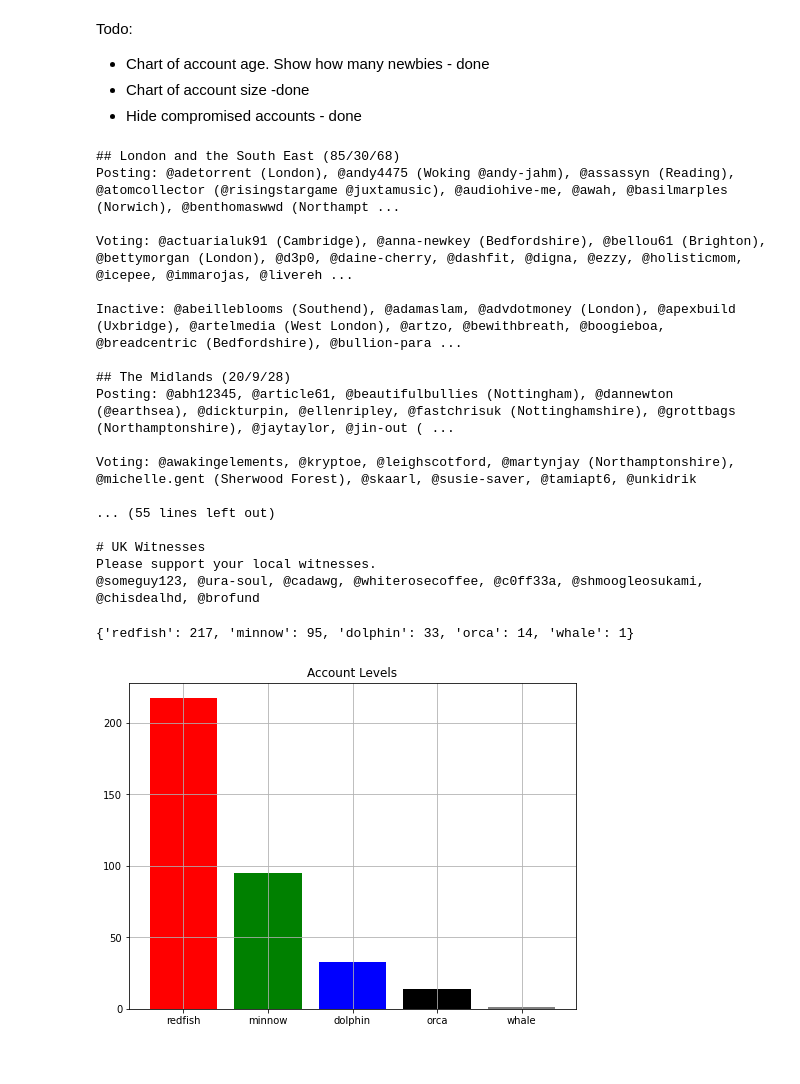
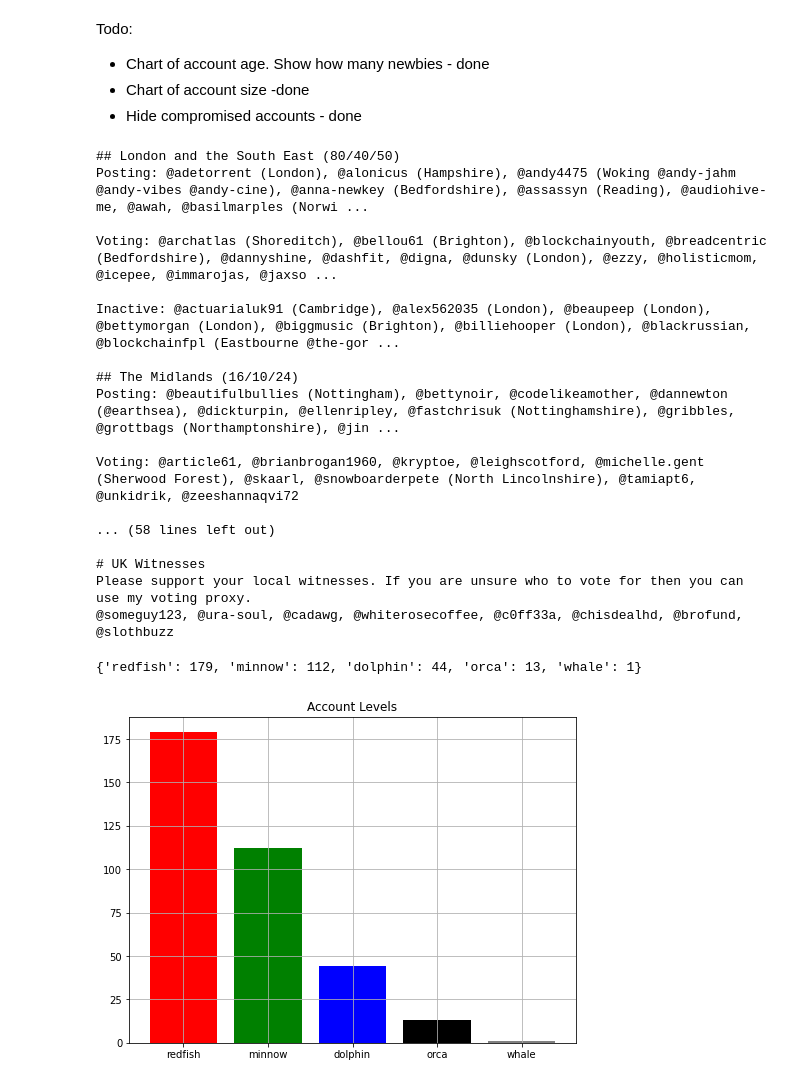
Before and after one commit to steevc/hivescripts, a Jupyter notebook: activeuser.ipynb, the cells around one changed output. Cells and saved outputs as stored; diff of their text form; code cells hidden in the pictures.

```diff
--- a/activeuser.ipynb
+++ b/activeuser.ipynb
@@ -16,9 +16,10 @@ from beem.exceptions import ContentDoesNotExistsException
 from beem.instance import set_shared_blockchain_instance
 import matplotlib.pyplot as plt
 # %%
-hive = Hive()
+hive = Hive(node=['https://anyx.io'])#https://rpc.ausbit.dev','https://api.deathwing.me', 'https://api.hive.blog'])
 set_shared_blockchain_instance(hive)
 stop = datetime.utcnow() - timedelta(days=31) # Checks last month
+fullstop = datetime.utcnow() - timedelta(days=365) # Checks last year
 # %%
 hacked = []
 with open('steemengineteam_group.txt','r') as f:
@@ -28,7 +29,7 @@ with open('steemengineteam_group.txt','r') as f:
 def useractive(user):
     # Work back looking for last post/comment or vote
     acc = Account(user)#, blockchain_instance=hive)
-    voted = commented = False
+    voted = commented = activeyear = False
 
     for a in acc.history_reverse(stop=stop, only_ops=["vote",
                                                       "comment"]):
@@ -39,7 +40,13 @@ def useractive(user):
                 commented = True
                 break # Don't need to check if they voted as well
 
-    return (voted, commented)
+    if not (voted or commented):
+        activeyear = False
+        for a in acc.history_reverse(stop=fullstop, only_ops=["vote",
+                                                      "comment"]):
+            activeyear = True
+            break
+    return (voted, commented, activeyear)
 # %%
 def output_region(region, active, voting, inactive):
     if region != None:
@@ -77,12 +84,12 @@ with open('users.txt', 'r') as f:
                 dname = name
                 name = name[:(name.find('(')-1)]
             if not name in hacked:
-                voter, commenter = useractive(name)
+                voter, commenter, activeyear = useractive(name)
                 if commenter:
                     active.append(dname)
                 elif voter:
                     voting.append(dname)
-                else: # Inactive
+                elif activeyear: # Inactive
                     inactive.append(dname)
                 if commenter or voter:
                     acc = Account(name)
@@ -116,44 +123,44 @@ with open('users.txt', 'r') as f:
     print('## Totals')
     print(f'**Total active** UK: {total_active}, Expats: {len(active)}')
 
-    print('''
+    minnowhp = hive.vests_to_hp(1E6)
+    print(f'''
 # Charts
-This shows the numbers in each category of the active and voting accounts. Level is based on 'VESTS'.
-Minnow equates to a million VESTS, which is about 543HP and each level is 10x the previous.
+This shows the numbers in each category of the active and voting accounts. Level is based on 'VESTS'. Minnow equates to a million VESTS, which is {minnowhp:.2f}HP and each level is 10x the previous.
 
 This shows when people joined Hive. The last few months are shown separately to make any changes obvious.
 
 # UK Witnesses
-Please support your local witnesses.
-@someguy123, @ura-soul, @cadawg, @whiterosecoffee, @c0ff33a, @shmoogleosukami, @chisdealhd, @brofund ''')
+Please support your local witnesses. If you are unsure who to vote for then you can use my voting proxy.
+@someguy123, @ura-soul, @cadawg, @whiterosecoffee, @c0ff33a, @chisdealhd, @brofund, @slothbuzz''')
 # %% [output]
-## London and the South East (85/30/68)
-Posting: @adetorrent (London), @andy4475 (Woking @andy-jahm), @assassyn (Reading), @atomcollector (@risingstargame @juxtamusic), @audiohive-me, @awah, @basilmarples (Norwich), @benthomaswwd (Northampt ...
+## London and the South East (80/40/50)
+Posting: @adetorrent (London), @alonicus (Hampshire), @andy4475 (Woking @andy-jahm @andy-vibes @andy-cine), @anna-newkey (Bedfordshire), @assassyn (Reading), @audiohive-me, @awah, @basilmarples (Norwi ...
 
-Voting: @actuarialuk91 (Cambridge), @anna-newkey (Bedfordshire), @bellou61 (Brighton), @bettymorgan (London), @d3p0, @daine-cherry, @dashfit, @digna, @ezzy, @holisticmom, @icepee, @immarojas, @livereh ...
+Voting: @archatlas (Shoreditch), @bellou61 (Brighton), @blockchainyouth, @breadcentric (Bedfordshire), @dannyshine, @dashfit, @digna, @dunsky (London), @ezzy, @holisticmom, @icepee, @immarojas, @jaxso ...
 
-Inactive: @abeilleblooms (Southend), @adamaslam, @advdotmoney (London), @apexbuild (Uxbridge), @artelmedia (West London), @artzo, @bewithbreath, @boogieboa, @breadcentric (Bedfordshire), @bullion-para ...
+Inactive: @actuarialuk91 (Cambridge), @alex562035 (London), @beaupeep (London), @bettymorgan (London), @biggmusic (Brighton), @billiehooper (London), @blackrussian, @blockchainfpl (Eastbourne @the-gor ...
 
-## The Midlands (20/9/28)
-Posting: @abh12345, @article61, @beautifulbullies (Nottingham), @dannewton (@earthsea), @dickturpin, @ellenripley, @fastchrisuk (Nottinghamshire), @grottbags (Northamptonshire), @jaytaylor, @jin-out ( ...
+## The Midlands (16/10/24)
+Posting: @beautifulbullies (Nottingham), @bettynoir, @codelikeamother, @dannewton (@earthsea), @dickturpin, @ellenripley, @fastchrisuk (Nottinghamshire), @gribbles, @grottbags (Northamptonshire), @jin ...
 
-Voting: @awakingelements, @kryptoe, @leighscotford, @martynjay (Northamptonshire), @michelle.gent (Sherwood Forest), @skaarl, @susie-saver, @tamiapt6, @unkidrik
+Voting: @article61, @brianbrogan1960, @kryptoe, @leighscotford, @michelle.gent (Sherwood Forest), @skaarl, @snowboarderpete (North Lincolnshire), @tamiapt6, @unkidrik, @zeeshannaqvi72
 
-... (55 lines left out)
+... (58 lines left out)
 
 # UK Witnesses
-Please support your local witnesses.
-@someguy123, @ura-soul, @cadawg, @whiterosecoffee, @c0ff33a, @shmoogleosukami, @chisdealhd, @brofund
+Please support your local witnesses. If you are unsure who to vote for then you can use my voting proxy.
+@someguy123, @ura-soul, @cadawg, @whiterosecoffee, @c0ff33a, @chisdealhd, @brofund, @slothbuzz
 # %%
 print(fish)
 fig, ax = plt.subplots()
 fig.set_size_inches(8,6)
-plt.bar(fish.keys(), fish.values(), color=['red','green','blue','black','gray']);
+plt.bar(fish.keys(), fish.values(), color=['red','green','blue','black','gray']);1
 plt.title('Account Levels')
 ax.grid()
 # %% [output]
-{'redfish': 217, 'minnow': 95, 'dolphin': 33, 'orca': 14, 'whale': 1}
+{'redfish': 179, 'minnow': 112, 'dolphin': 44, 'orca': 13, 'whale': 1}
-[figure, old version]
+[figure, new version]
 # %%
 print(age)
 fig, ax = plt.subplots()
```
Also changed, not shown: parts of 1 cell of this notebook, 1 other file.
